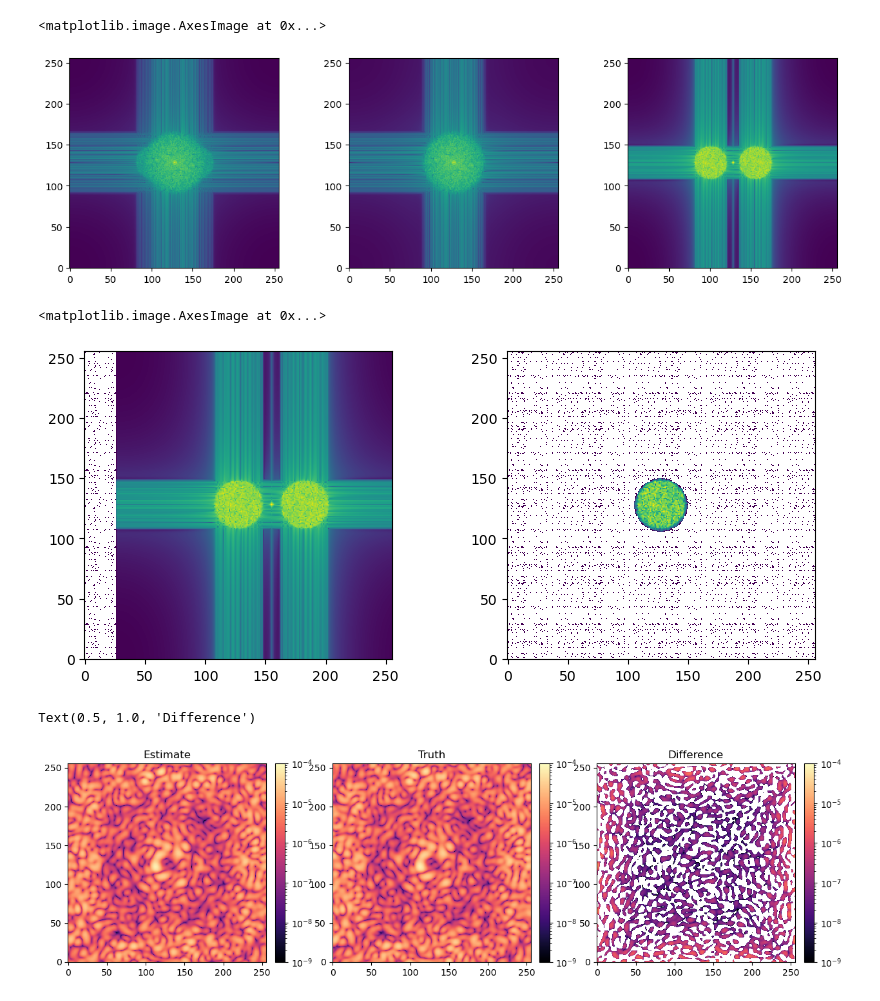
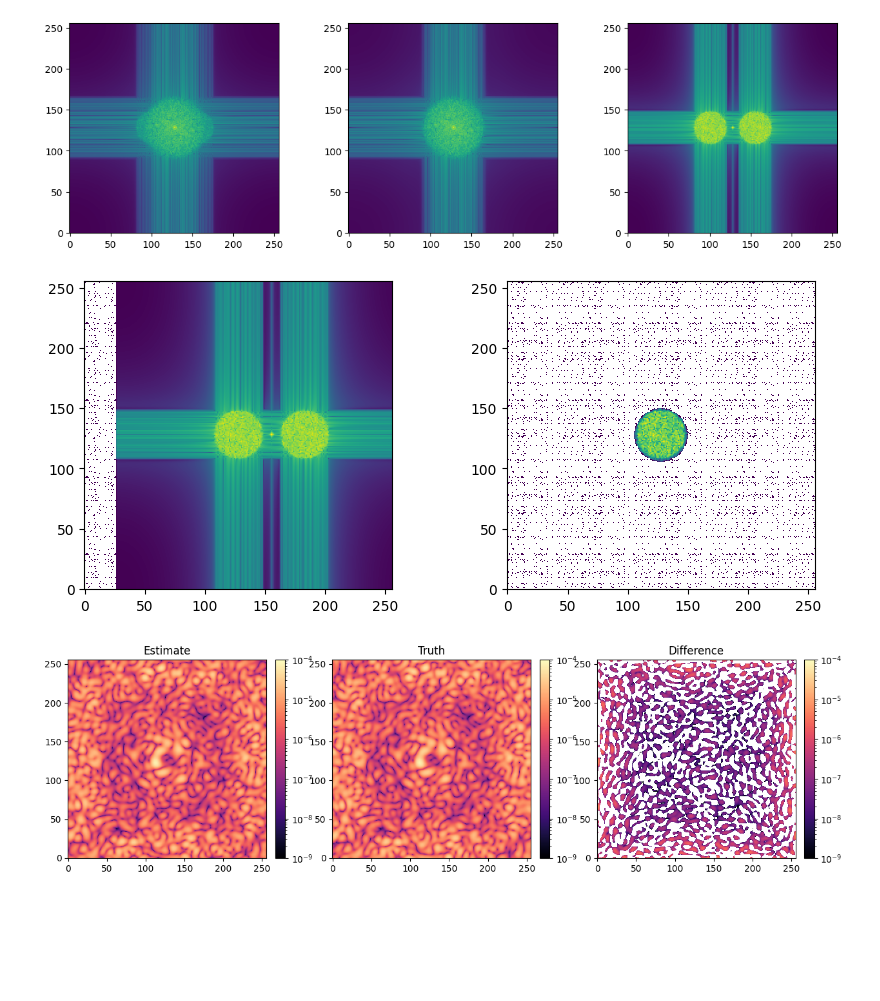
Before and after one commit to zhangderby/scoob-scc, a Jupyter notebook: notebooks_sim/test_scc.ipynb, the cells around one changed output. Drawn from its saved outputs; the diff is of its cells as text; code cells hidden in the pictures; blank space fills up the shorter version.

Commit message:
scc measurement code

```diff
--- a/notebooks_sim/test_scc.ipynb
+++ b/notebooks_sim/test_scc.ipynb
@@ -90,52 +92,6 @@ Text(0.5, 1.0, 'Modulated Coro Image')
-# %%
-mod_fft = im_fft = xp.fft.fftshift(xp.fft.ifft2(xp.fft.ifftshift(im_mod), norm='ortho'))
-unmod_fft = im_fft = xp.fft.fftshift(xp.fft.ifft2(xp.fft.ifftshift(im_unmod), norm='ortho'))
-diff = mod_fft - unmod_fft
-
-plt.figure(figsize=(15, 4))
-plt.subplot(131)
-plt.imshow(xp.abs(mod_fft).get(), norm='log')
-plt.subplot(132)
-plt.imshow(xp.abs(unmod_fft).get(), norm='log')
-plt.subplot(133)
-plt.imshow(xp.abs(diff).get(), norm='log')
-# %% [output]
-<matplotlib.image.AxesImage at 0x...>
-[figure, removed]
-# %%
-diff_shifted = xcipy.ndimage.shift(diff, (0, 27))
-
-x, y = xp.meshgrid(xp.linspace(-1, 1, diff_shifted.shape[0]), xp.linspace(-1, 1, diff_shifted.shape[0]))
-r = xp.sqrt(x ** 2 + y ** 2)
-mask = r < 0.17
-
-diff_masked = diff_shifted * mask
-
-plt.figure(figsize=(10, 4))
-plt.subplot(121)
-plt.imshow(xp.abs(diff_shifted).get(), norm='log')
-plt.subplot(122)
-plt.imshow(xp.abs(diff_masked).get(), norm='log')
-# %% [output]
-<matplotlib.image.AxesImage at 0x...>
-[figure, removed]
-# %%
-estimate = xp.fft.ifftshift(xp.fft.fft2(xp.fft.fftshift(diff_masked), norm='ortho'))
-estimate /= np.sqrt(ref_scc)
-
-plt.figure(figsize=(15, 4))
-plt.subplot(131)
-plt.imshow(xp.abs(estimate).get() ** 2, cmap='magma', norm='log', vmin=1e-9, vmax=1e-4)
-plt.colorbar(fraction=0.046, pad=0.04)
-plt.title('Estimate')
-plt.subplot(132)
-plt.imshow(im_unmod.get(), cmap='magma', norm='log', vmin=1e-9, vmax=1e-4)
-plt.colorbar(fraction=0.046, pad=0.04)
-plt.title('Truth')
-plt.subplot(133)
-plt.imshow(xp.abs(estimate).get() ** 2 - im_unmod.get(), cmap='magma', norm='log', vmin=1e-9, vmax=1e-4)
-plt.colorbar(fraction=0.046, pad=0.04)
-plt.title('Difference')
-# %% [output]
-Text(0.5, 1.0, 'Difference')
-[figure, removed]
+# %%
+estimate = scc.take_measurement(I=M, scc_reference=ref_scc, shift=27, diam_window=0.17, plot=True)
+# %% [output]
+[figure, added]
+[figure, added]
+[figure, added]
```
Also changed, not shown: parts of 2 cells of this notebook, 1 other file.
